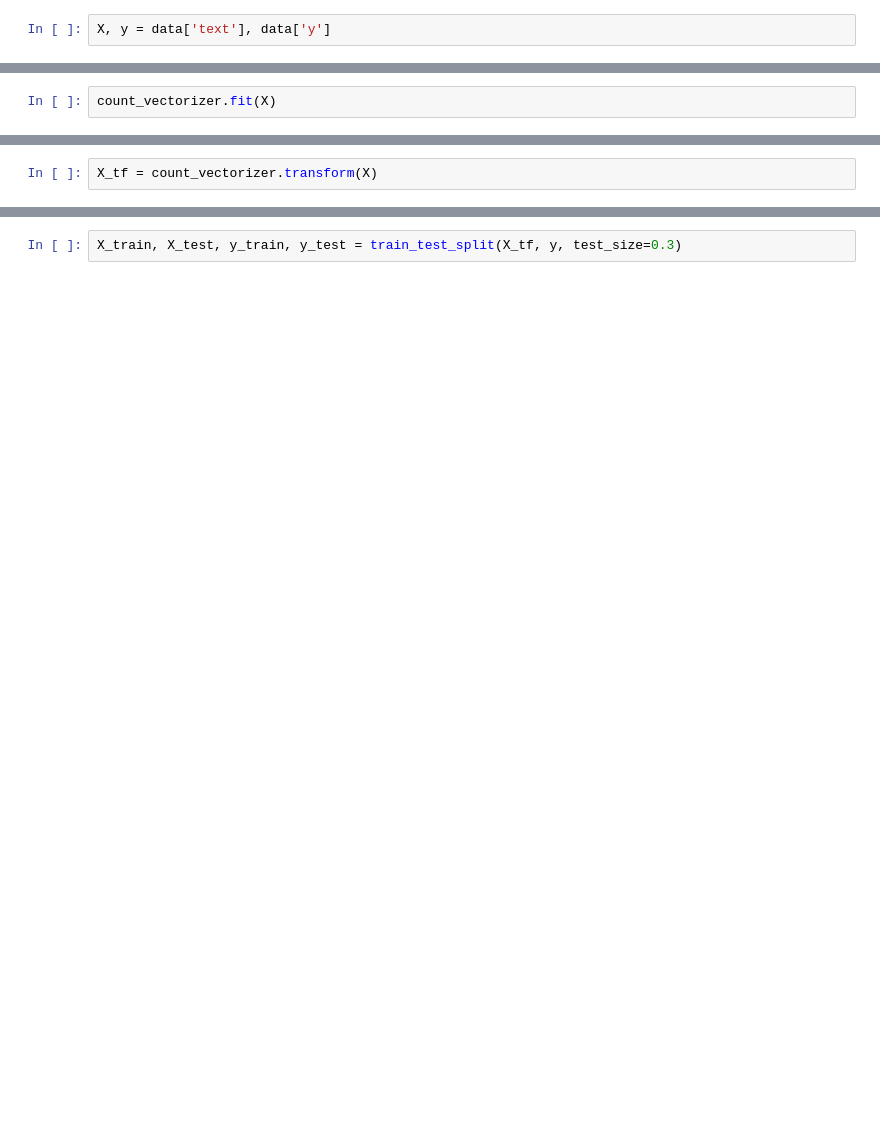
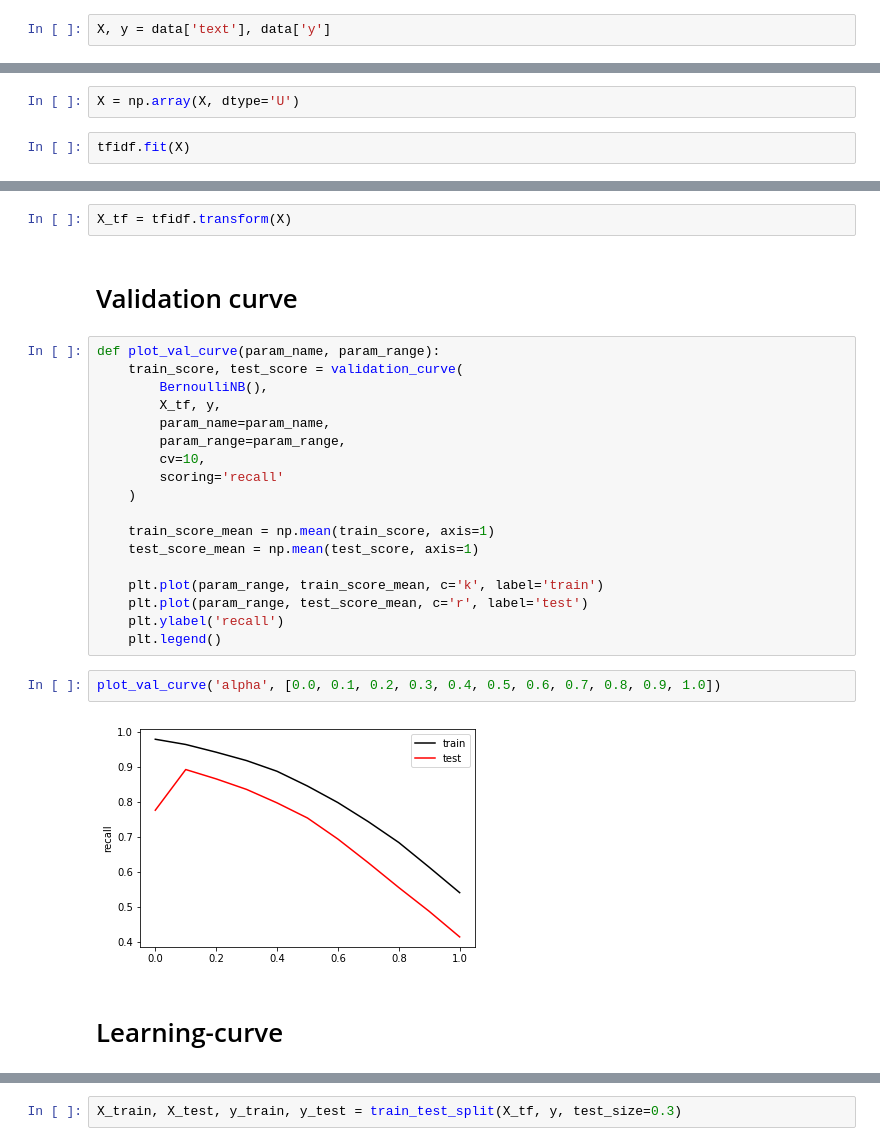
Before and after one commit to joro2404/FraudDetection, a Jupyter notebook: src/algo/main.ipynb, the cells around one changed output, grey strips where cells are left out. Drawn from its saved outputs; the diff is of its cells as text; blank space fills up the shorter version.

```diff
--- a/src/algo/main.ipynb
+++ b/src/algo/main.ipynb
@@ -24,3 +40,5 @@ count_vectorizer = CountVectorizer()
+# %%
+X = np.array(X, dtype='U')
 # %%
-count_vectorizer.fit(X)
+tfidf.fit(X)
 # %% [output]
@@ -33,2 +73,28 @@ CountVectorizer(analyzer='word', binary=False, decode_error='strict',
 # %%
-X_tf = count_vectorizer.transform(X)
+X_tf = tfidf.transform(X)
+# %% [markdown]
+# Validation curve
+# %%
+def plot_val_curve(param_name, param_range):
+    train_score, test_score = validation_curve(
+        BernoulliNB(),
+        X_tf, y,
+        param_name=param_name,
+        param_range=param_range,
+        cv=10,
+        scoring='recall'
+    )
+
+    train_score_mean = np.mean(train_score, axis=1)
+    test_score_mean = np.mean(test_score, axis=1)
+
+    plt.plot(param_range, train_score_mean, c='k', label='train')
+    plt.plot(param_range, test_score_mean, c='r', label='test')
+    plt.ylabel('recall')
+    plt.legend()
+# %%
+plot_val_curve('alpha', [0.0, 0.1, 0.2, 0.3, 0.4, 0.5, 0.6, 0.7, 0.8, 0.9, 1.0])
+# %% [output]
+[figure, added]
+# %% [markdown]
+# Learning-curve
```
Also changed, not shown: parts of 24 cells of this notebook, 40 other files.
